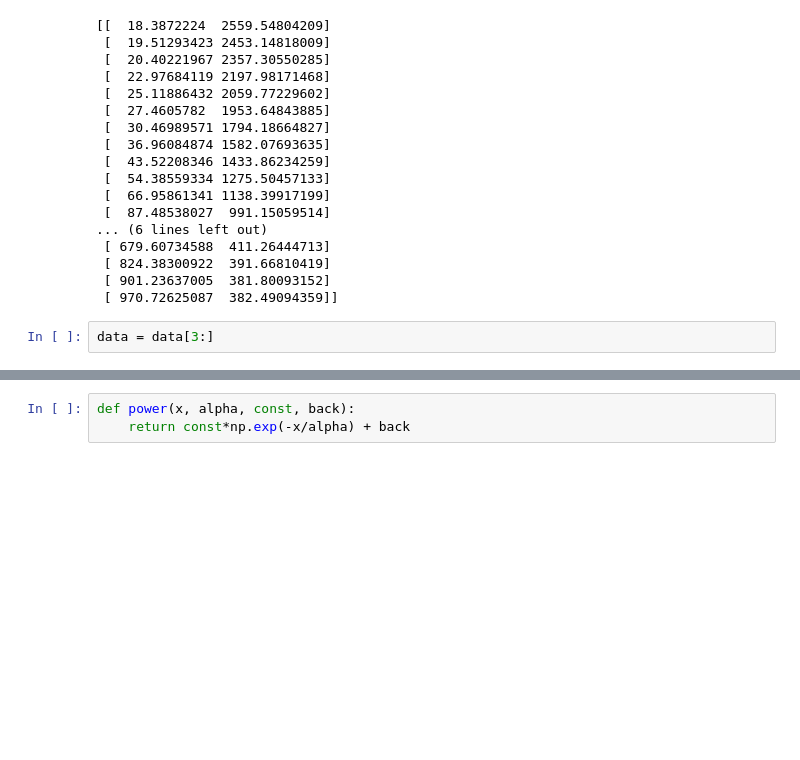
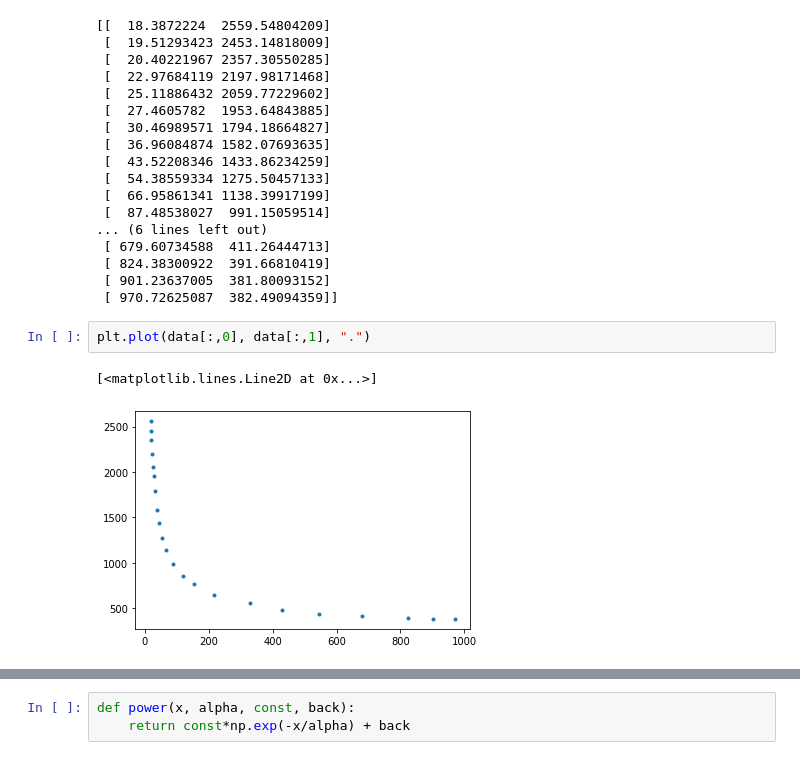
Before and after one commit to Zelenyy/phd-code, a Jupyter notebook: notebooks/05.Dwyer2003.ipynb, the cells around one changed output, grey strips where cells are left out. Saved outputs shown, nothing was run; the diff lists cells and outputs as text; blank space fills up the shorter version.

```diff
--- a/notebooks/05.Dwyer2003.ipynb
+++ b/notebooks/05.Dwyer2003.ipynb
@@ -39,7 +36,10 @@ print(data)
  [ 824.38300922  391.66810419]
  [ 901.23637005  381.80093152]
  [ 970.72625087  382.49094359]]
-# %%
-data = data[3:]
+# %%
+plt.plot(data[:,0], data[:,1], ".")
+# %% [output]
+[<matplotlib.lines.Line2D at 0x...>]
+[figure, added]
 # %%
 plt.plot(data[:,0], data[:,1], ".")
```
Also changed, not shown: parts of 54 cells of this notebook, 19 other files.
